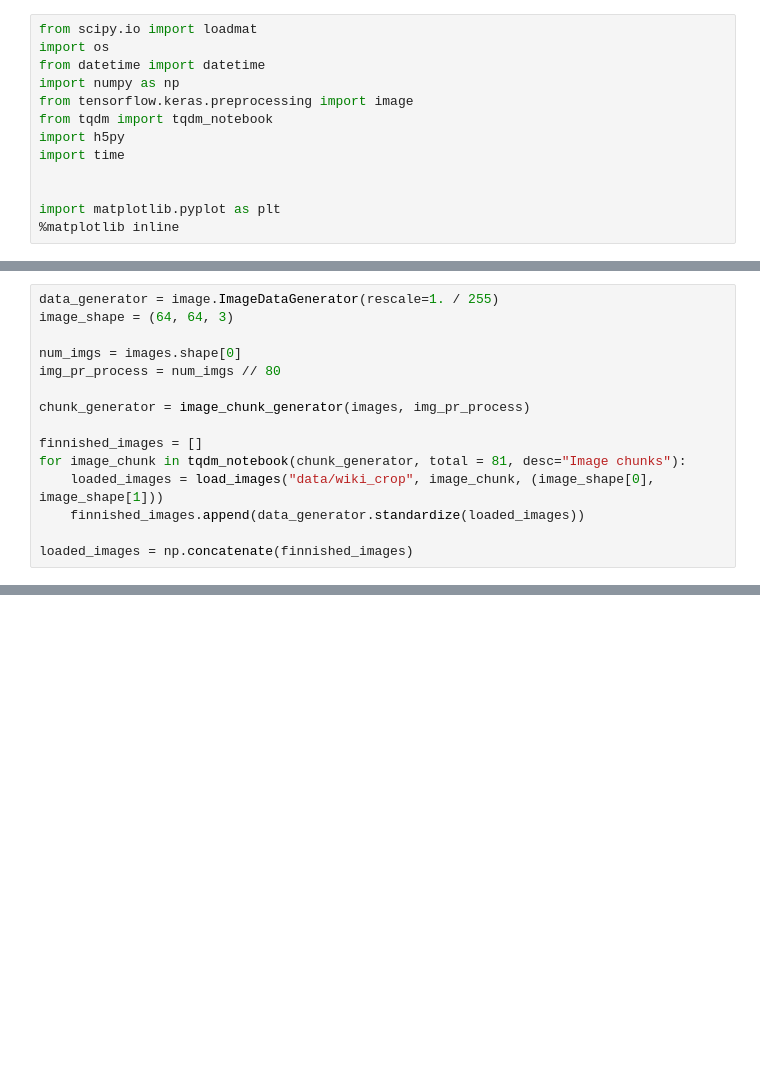
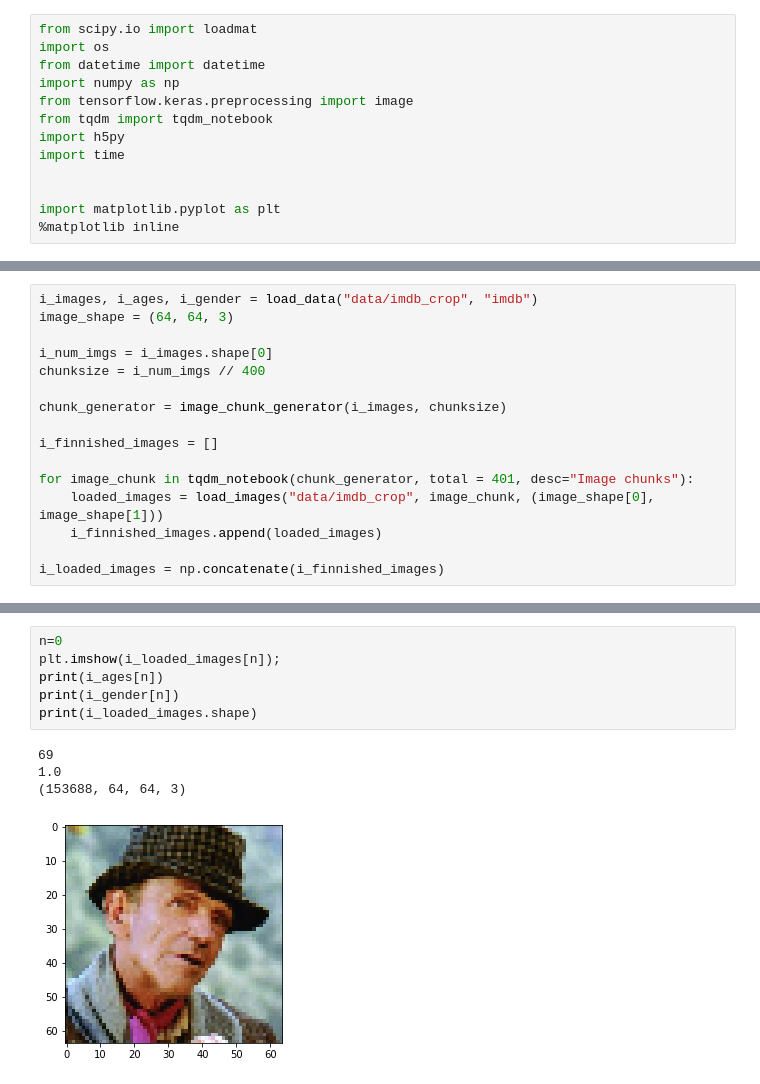
Before and after one commit to CogitoNTNU/face-aging, a Jupyter notebook: Preprocessing.ipynb, the cells around one changed output, grey strips where cells are left out. Drawn from its saved outputs; the diff is of its cells as text; blank space fills up the shorter version.

```diff
--- a/Preprocessing.ipynb
+++ b/Preprocessing.ipynb
@@ -99,15 +164,16 @@ images, ages = load_data("data/wiki_crop", "wiki")
 # %%
-data_generator = image.ImageDataGenerator(rescale=1. / 255)
+i_images, i_ages, i_gender = load_data("data/imdb_crop", "imdb")
 image_shape = (64, 64, 3)
 
-num_imgs = images.shape[0]
-img_pr_process = num_imgs // 80
+i_num_imgs = i_images.shape[0]
+chunksize = i_num_imgs // 400
 
-chunk_generator = image_chunk_generator(images, img_pr_process)
+chunk_generator = image_chunk_generator(i_images, chunksize)
 
-finnished_images = []
-for image_chunk in tqdm_notebook(chunk_generator, total = 81, desc="Image chunks"):
-    loaded_images = load_images("data/wiki_crop", image_chunk, (image_shape[0], image_shape[1]))
-    finnished_images.append(data_generator.standardize(loaded_images))
+i_finnished_images = []
 
-loaded_images = np.concatenate(finnished_images)
+for image_chunk in tqdm_notebook(chunk_generator, total = 401, desc="Image chunks"):
+    loaded_images = load_images("data/imdb_crop", image_chunk, (image_shape[0], image_shape[1]))
+    i_finnished_images.append(loaded_images)
+
+i_loaded_images = np.concatenate(i_finnished_images)
@@ -113,0 +194,11 @@ loaded_images = np.concatenate(finnished_images)
+# %%
+n=0
+plt.imshow(i_loaded_images[n]);
+print(i_ages[n])
+print(i_gender[n])
+print(i_loaded_images.shape)
+# %% [output]
+69
+1.0
+(153688, 64, 64, 3)
+[figure, added]
```
Also changed, not shown: parts of 20 cells of this notebook.
